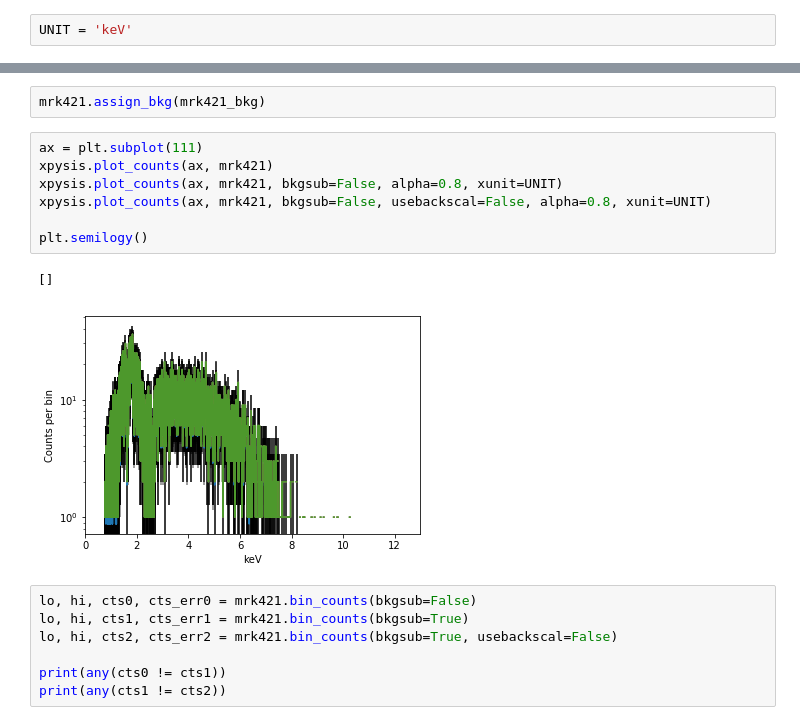
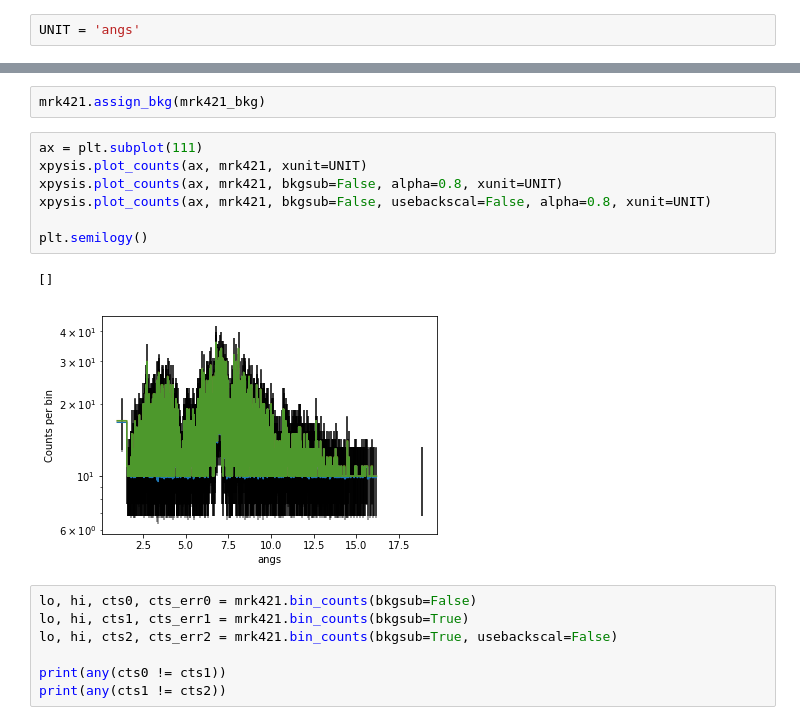
Before and after one commit to eblur/pyxsis, a Jupyter notebook: notebooks/Background_Spectrum.ipynb, the cells around one changed output, grey strips where cells are left out. Drawn from its saved outputs; the diff is of its cells as text.

Commit message:
Tested Angstrom units

```diff
--- a/notebooks/Background_Spectrum.ipynb
+++ b/notebooks/Background_Spectrum.ipynb
@@ -11,7 +11,7 @@ import xpysis
 
 %matplotlib inline
 # %%
-UNIT = 'keV'
+UNIT = 'angs'
 # %%
 DATA_DIR = os.environ['HOME'] + "/dev/clarsach/data"
 mrk_dir  = DATA_DIR + "/tgcat/obs_15477_tgid_4679/"
@@ -36,14 +36,14 @@ xpysis.plot_counts(ax, mrk421, xunit=UNIT)
 mrk421.assign_bkg(mrk421_bkg)
 # %%
 ax = plt.subplot(111)
-xpysis.plot_counts(ax, mrk421)
+xpysis.plot_counts(ax, mrk421, xunit=UNIT)
 xpysis.plot_counts(ax, mrk421, bkgsub=False, alpha=0.8, xunit=UNIT)
 xpysis.plot_counts(ax, mrk421, bkgsub=False, usebackscal=False, alpha=0.8, xunit=UNIT)
 
 plt.semilogy()
 # %% [output]
 []
-[figure, old version]
+[figure, new version]
 # %%
 lo, hi, cts0, cts_err0 = mrk421.bin_counts(bkgsub=False)
 lo, hi, cts1, cts_err1 = mrk421.bin_counts(bkgsub=True)
```
Also changed, not shown: parts of 3 cells of this notebook.
